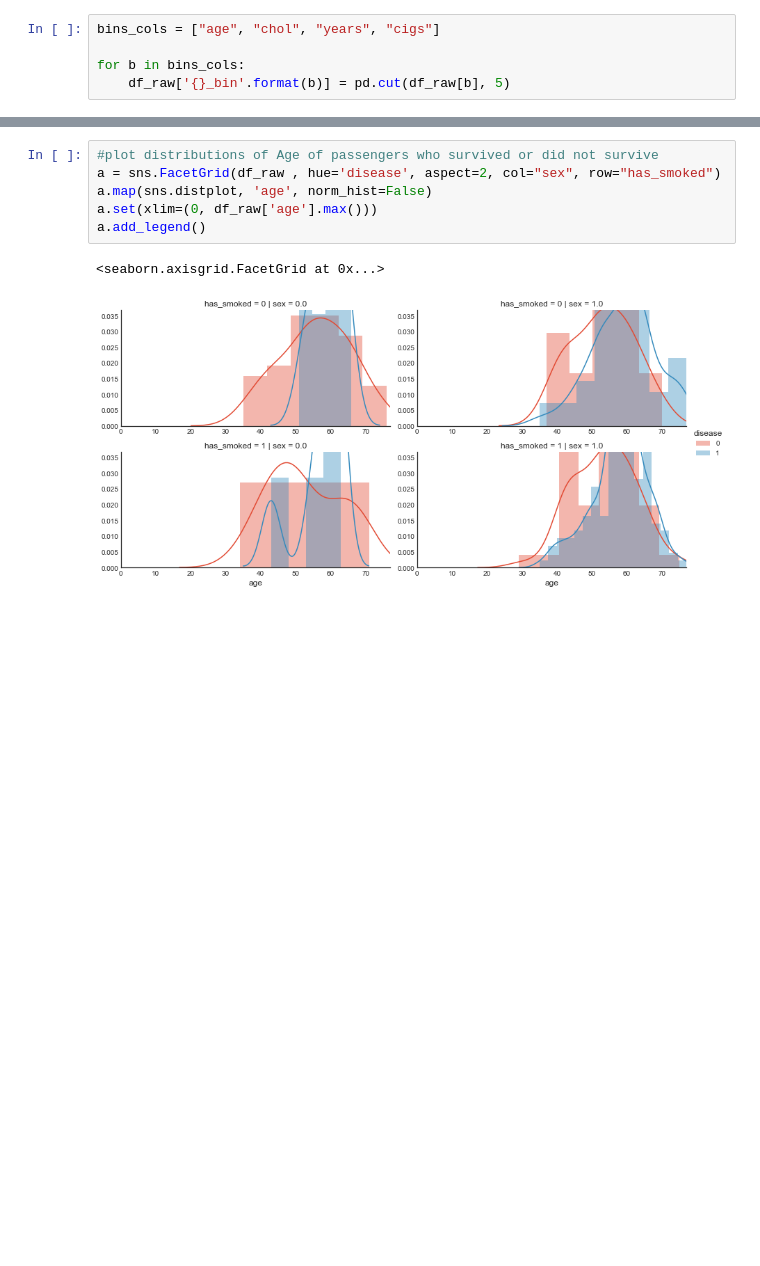
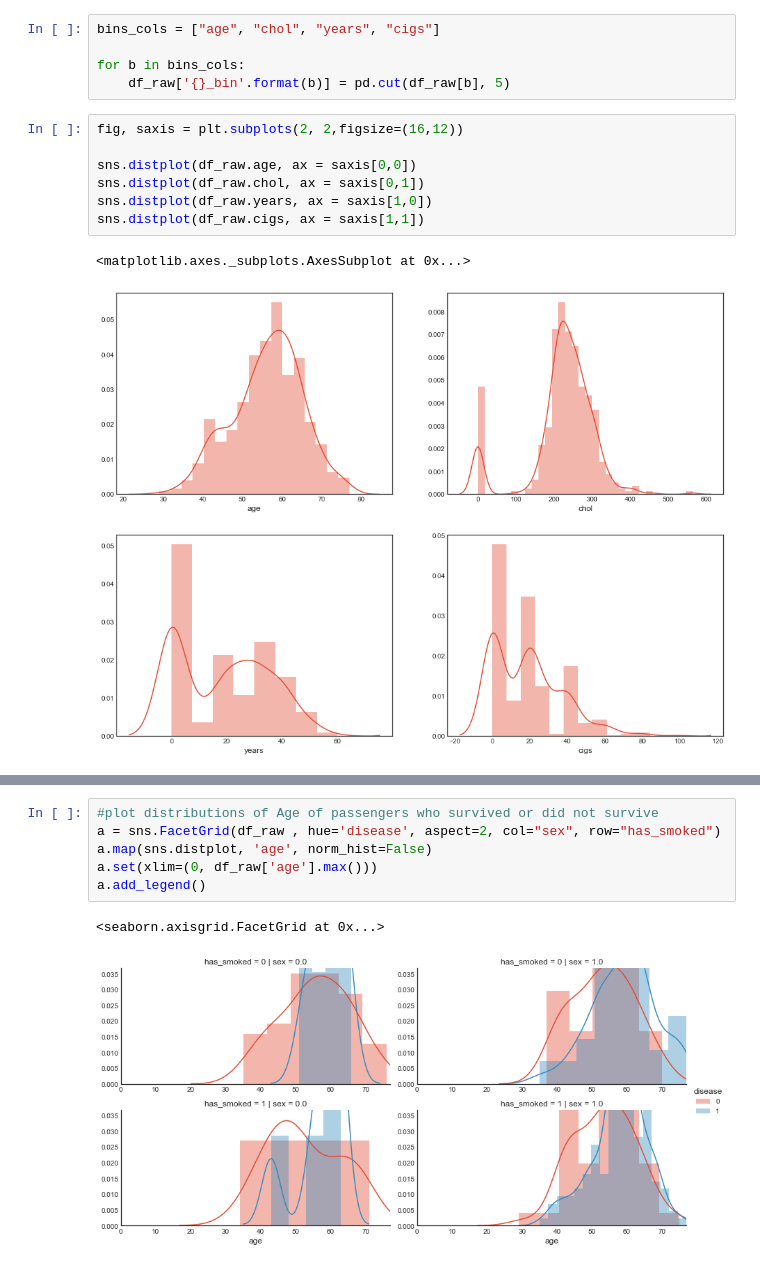
Before and after one commit to matti16/heart_disease, a Jupyter notebook: notebooks/Heart Disease .ipynb, the cells around one changed output, grey strips where cells are left out. Cells and saved outputs as stored; diff of their text form; blank space fills up the shorter version.

```diff
--- a/notebooks/Heart Disease .ipynb
+++ b/notebooks/Heart Disease .ipynb
@@ -122,3 +121,13 @@ bins_cols = ["age", "chol", "years", "cigs"]
 
 for b in bins_cols:
     df_raw['{}_bin'.format(b)] = pd.cut(df_raw[b], 5)
+# %%
+fig, saxis = plt.subplots(2, 2,figsize=(16,12))
+
+sns.distplot(df_raw.age, ax = saxis[0,0])
+sns.distplot(df_raw.chol, ax = saxis[0,1])
+sns.distplot(df_raw.years, ax = saxis[1,0])
+sns.distplot(df_raw.cigs, ax = saxis[1,1])
+# %% [output]
+<matplotlib.axes._subplots.AxesSubplot at 0x...>
+[figure, added]
```
Also changed, not shown: parts of 15 cells of this notebook, 1 other file.
